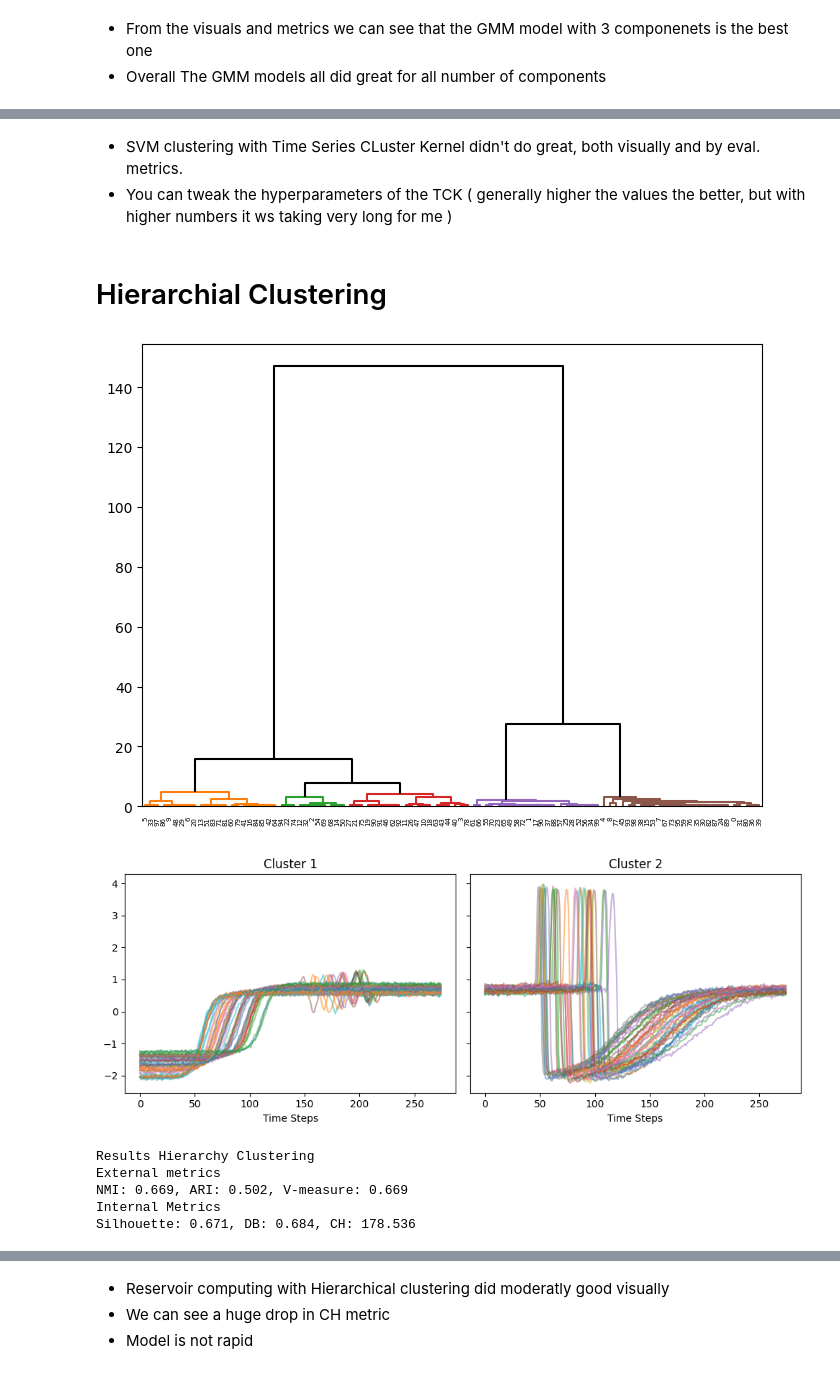
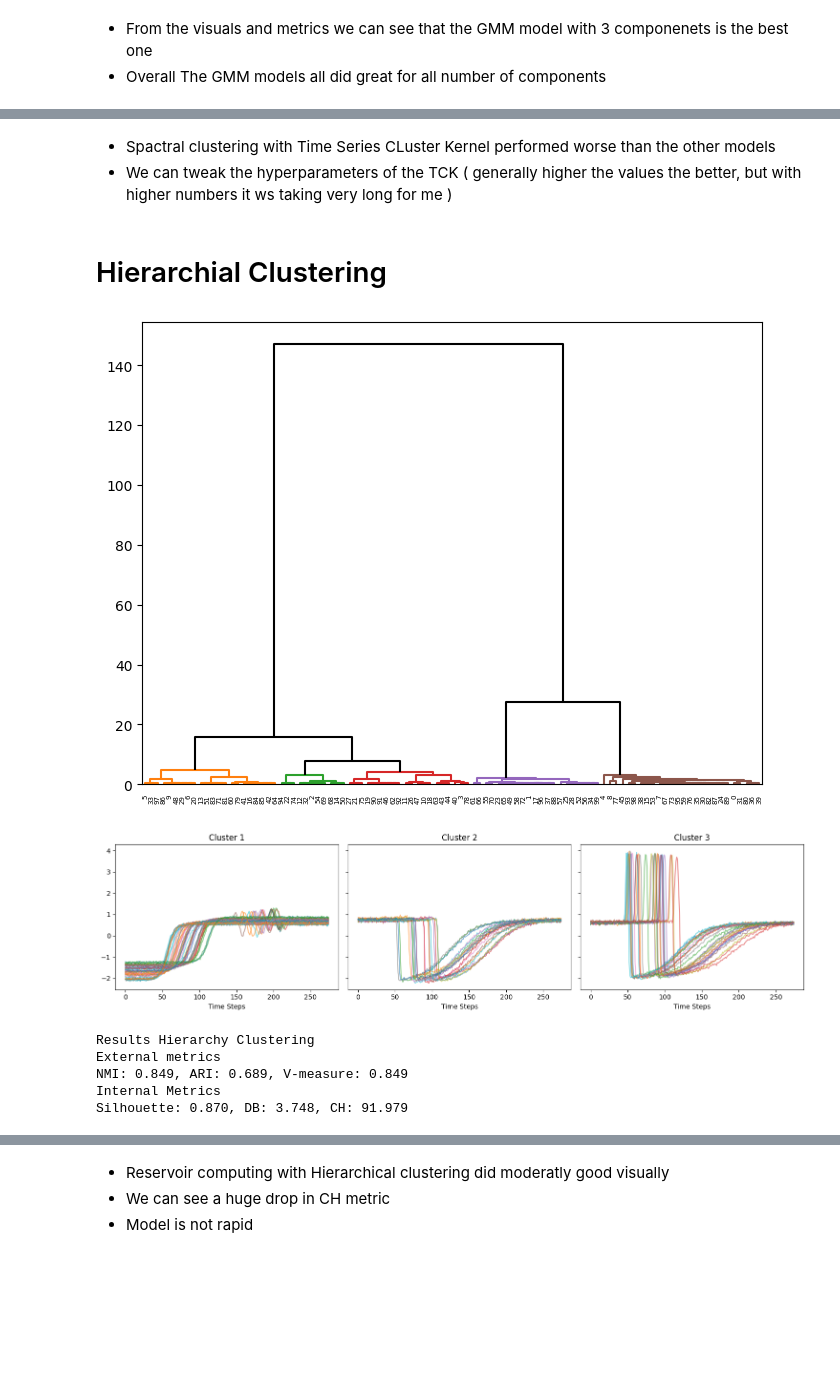
Before and after one commit to alienobserver/noble-scripts-task, a Jupyter notebook: noble-scripts-time-series-clustering.ipynb, the cells around one changed output, grey strips where cells are left out. Drawn from its saved outputs; the diff is of its cells as text; code cells hidden in the pictures; blank space fills up the shorter version.

```diff
--- a/noble-scripts-time-series-clustering.ipynb
+++ b/noble-scripts-time-series-clustering.ipynb
@@ -134,7 +134,7 @@ def get_metrics(X, y_pred, y_true):
     ari = adjusted_rand_score(y_true, y_pred) # ARI score
     v = v_measure_score(y_true, y_pred) # V Measure score
 
-    sil = silhouette_score(D, labels, metric="precomputed") # Silhouette score
+    sil = silhouette_score(D, y_pred, metric="precomputed") # Silhouette score
     db = davies_bouldin_score(X_2d, y_pred) # Davies Bouldin score
     ch = calinski_harabasz_score(X_2d, y_pred) # Calinski Harabasz score
 
@@ -153,39 +153,3 @@ def get_metrics(X, y_pred, y_true):
     }
 
     return metrics
-
-# Time Series KMeans Model
-
-n_clusters = 4
-model = TimeSeriesKMeans(n_clusters, metric="dtw", random_state=42)
-labels = model.fit_predict(X_train_scaled)
-
-clustered_data = pd.DataFrame({
-    "Time_Series" : X_train_scaled.tolist(),
-    "Clusters" : labels
-})
-
-# Plot the clusters
-n_clusters = len(set(labels))
-fig, axes = plt.subplots(1, n_clusters, figsize=(5 * n_clusters, 5), sharey=True)
-
-for cluster_id, ax in zip(range(n_clusters), axes):
-    cluster_data = X_train_scaled[labels == cluster_id]
-
-    for series in cluster_data:
-        ax.plot(series.ravel(), alpha=0.5)
-
-    ax.set_title(f"Cluster {cluster_id}")
-    ax.set_xlabel("Time Steps")
-    if cluster_id == 0:
-        ax.set_ylabel("Normalized Value")
-
-plt.tight_layout()
-plt.show()
-
-cluster_counts = pd.Series(labels).value_counts()
-print("Number of time series per cluster: ")
-print(cluster_counts)
-
-print("\nResults for TimeSeriesKMeans Clustering with DTW")
-tskmeans_metrics = get_metrics(X_train_scaled.reshape(100, 275), labels, Y_train)
@@ -340,6 +345,6 @@ Silhouette: 0.671, DB: 8.977, CH: 1.849
 # %% [markdown]
-* SVM clustering with Time Series CLuster Kernel didn't do great, both visually and by eval. metrics.
-* You can tweak the hyperparameters of the TCK ( generally higher the values the better, but with higher numbers it ws taking very long for me )
+* Spactral clustering with Time Series CLuster Kernel performed worse than the other models
+* We can tweak the hyperparameters of the TCK ( generally higher the values the better, but with higher numbers it ws taking very long for me )
 # %% [markdown]
 # Hierarchial Clustering
 # %%
@@ -354,38 +359,38 @@ Z = linkage(distArray, 'ward')
 fig = plt.figure(figsize=(8, 6))
 dn = dendrogram(Z, color_threshold=5, above_threshold_color='k',
                 show_leaf_counts=False)
 plt.show()
 
 # Get the clusters
-partition = fcluster(Z, t=55, criterion="distance")
+partition = fcluster(Z, t=18, criterion="distance")
 
 # Plot the clusters
 
 n_clusters = len(set(partition))
 fig, axes = plt.subplots(1, n_clusters, figsize=(5 * n_clusters, 4), sharey=True)
 
 for cluster_id, ax in zip(range(1, n_clusters+1), axes):
     cluster_data = X_train_scaled[partition == cluster_id]
 
     for series in cluster_data:
         ax.plot(series.ravel(), alpha=0.5)
 
     ax.set_title(f"Cluster {cluster_id}")
     ax.set_xlabel("Time Steps")
     if cluster_id == 0:
         ax.set_ylabel("Normalized Value")
 
 plt.tight_layout()
 plt.show()
 
 print("Results Hierarchy Clustering")
 hc_metrics = get_metrics(X_train_scaled.reshape(100, 275), partition, Y_train)
 # %% [output]
 [figure]
-[figure, old version]
+[figure, new version]
 Results Hierarchy Clustering
 External metrics
-NMI: 0.669, ARI: 0.502, V-measure: 0.669
+NMI: 0.849, ARI: 0.689, V-measure: 0.849
 Internal Metrics
-Silhouette: 0.671, DB: 0.684, CH: 178.536
+Silhouette: 0.870, DB: 3.748, CH: 91.979
 # %% [markdown]
```
Also changed, not shown: parts of 11 cells of this notebook.
